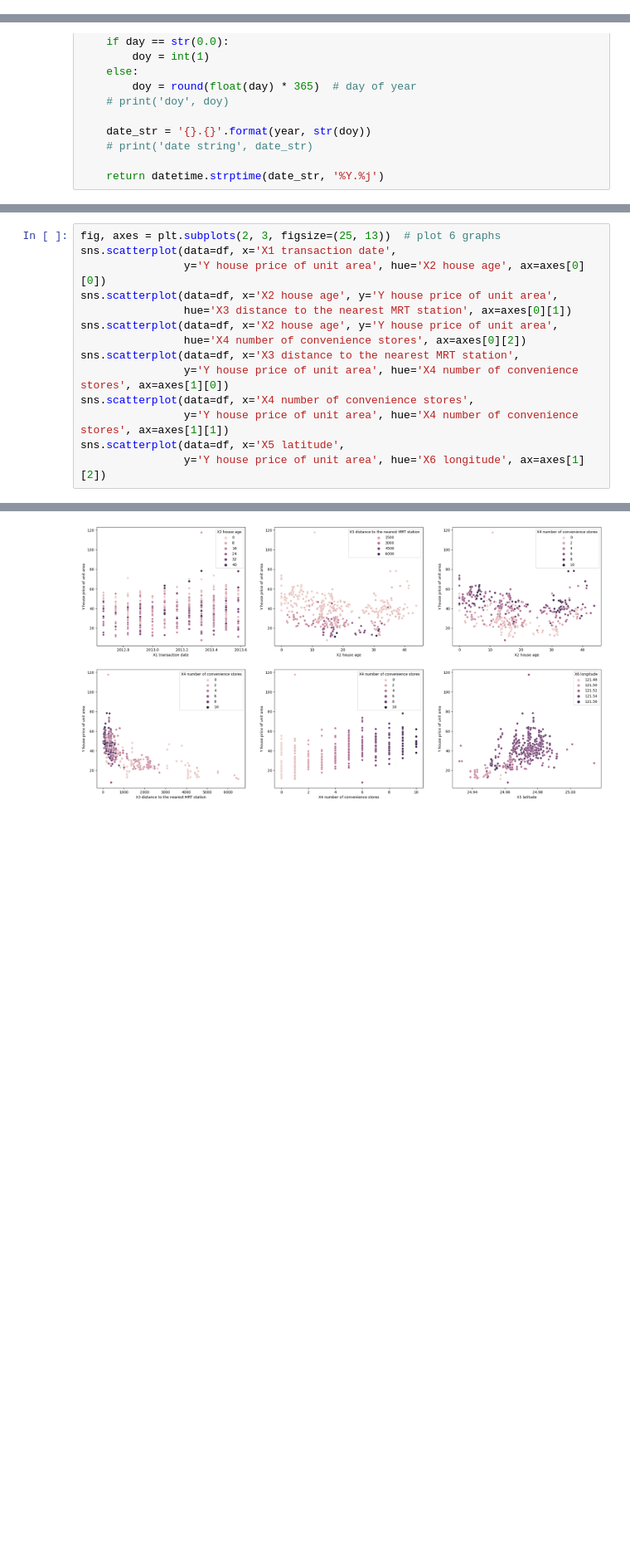
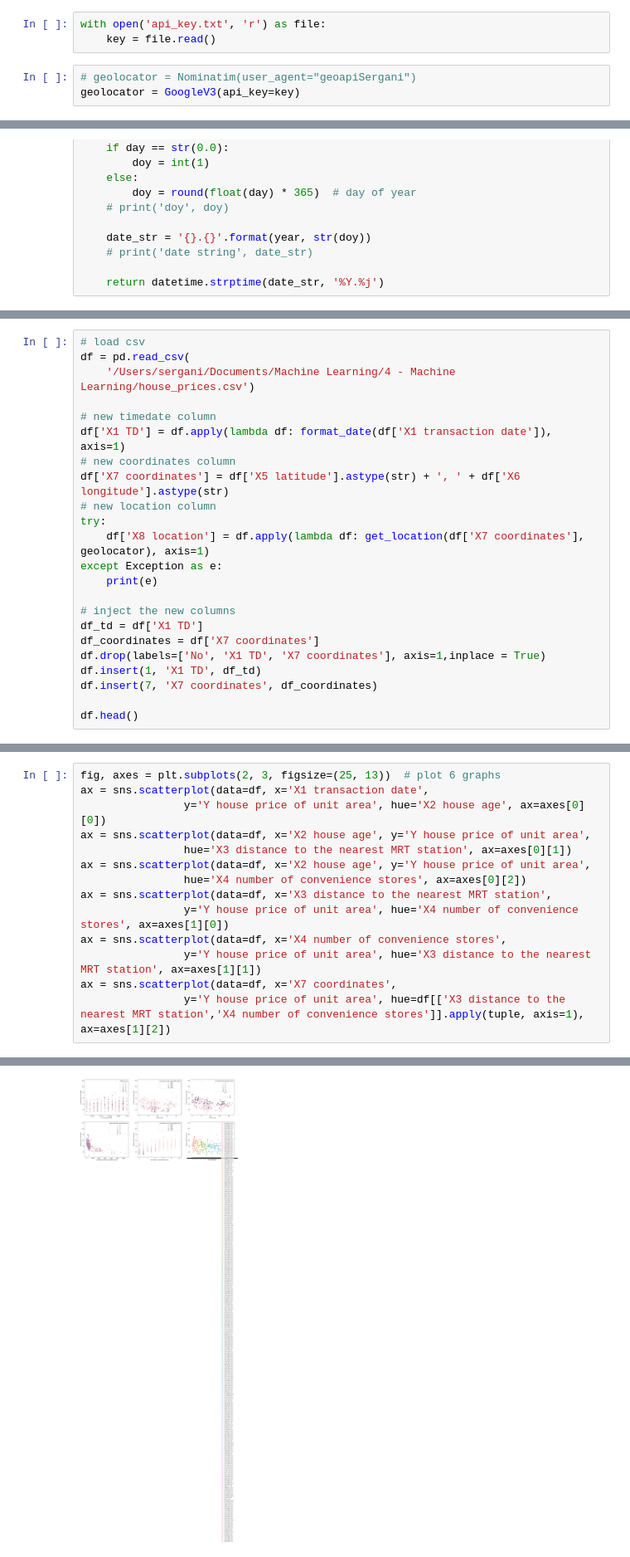
Before and after one commit to sergani/ml-house-prices, a Jupyter notebook: ML_House_Prices_Muhammad_El_Sergani.ipynb, the cells around one changed output, grey strips where cells are left out. Shown at 83% size. Saved outputs shown, nothing was run; the diff lists cells and outputs as text; blank space fills up the shorter version.

```diff
--- a/ML_House_Prices_Muhammad_El_Sergani.ipynb
+++ b/ML_House_Prices_Muhammad_El_Sergani.ipynb
@@ -18,4 +20,10 @@ from mlxtend.evaluate import bias_variance_decomp
 %matplotlib inline
+# %%
+with open('api_key.txt', 'r') as file:
+    key = file.read()
+# %%
+# geolocator = Nominatim(user_agent="geoapiSergani")
+geolocator = GoogleV3(api_key=key)
 # %% [markdown]
 # EDA
 # %%
@@ -57,0 +54,23 @@ df.head()
+# %%
+# load csv
+df = pd.read_csv(
+    '/Users/sergani/Documents/Machine Learning/4 - Machine Learning/house_prices.csv')
+
+# new timedate column
+df['X1 TD'] = df.apply(lambda df: format_date(df['X1 transaction date']), axis=1)
+# new coordinates column
+df['X7 coordinates'] = df['X5 latitude'].astype(str) + ', ' + df['X6 longitude'].astype(str)
+# new location column
+try:
+    df['X8 location'] = df.apply(lambda df: get_location(df['X7 coordinates'], geolocator), axis=1)
+except Exception as e:
+    print(e)
+
+# inject the new columns
+df_td = df['X1 TD']
+df_coordinates = df['X7 coordinates']
+df.drop(labels=['No', 'X1 TD', 'X7 coordinates'], axis=1,inplace = True)
+df.insert(1, 'X1 TD', df_td)
+df.insert(7, 'X7 coordinates', df_coordinates)
+
+df.head()
@@ -113,15 +159,15 @@ ax = sns.boxplot(data=df, x='X4 number of convenience stores',
 # %%
 fig, axes = plt.subplots(2, 3, figsize=(25, 13))  # plot 6 graphs
-sns.scatterplot(data=df, x='X1 transaction date',
+ax = sns.scatterplot(data=df, x='X1 transaction date',
                 y='Y house price of unit area', hue='X2 house age', ax=axes[0][0])
-sns.scatterplot(data=df, x='X2 house age', y='Y house price of unit area',
+ax = sns.scatterplot(data=df, x='X2 house age', y='Y house price of unit area',
                 hue='X3 distance to the nearest MRT station', ax=axes[0][1])
-sns.scatterplot(data=df, x='X2 house age', y='Y house price of unit area',
+ax = sns.scatterplot(data=df, x='X2 house age', y='Y house price of unit area',
                 hue='X4 number of convenience stores', ax=axes[0][2])
-sns.scatterplot(data=df, x='X3 distance to the nearest MRT station',
+ax = sns.scatterplot(data=df, x='X3 distance to the nearest MRT station',
                 y='Y house price of unit area', hue='X4 number of convenience stores', ax=axes[1][0])
-sns.scatterplot(data=df, x='X4 number of convenience stores',
-                y='Y house price of unit area', hue='X4 number of convenience stores', ax=axes[1][1])
-sns.scatterplot(data=df, x='X5 latitude',
-                y='Y house price of unit area', hue='X6 longitude', ax=axes[1][2])
+ax = sns.scatterplot(data=df, x='X4 number of convenience stores',
+                y='Y house price of unit area', hue='X3 distance to the nearest MRT station', ax=axes[1][1])
+ax = sns.scatterplot(data=df, x='X7 coordinates',
+                y='Y house price of unit area', hue=df[['X3 distance to the nearest MRT station','X4 number of convenience stores']].apply(tuple, axis=1), ax=axes[1][2])
 # %% [output]
@@ -129,4 +174,4 @@ sns.scatterplot(data=df, x='X5 latitude',
-[figure, old version]
+[figure, new version]
 # %%
 fig, axes = plt.subplots(2, 3, figsize=(25, 13))  # plot 6 graphs
 sns.histplot(data=df, x='X1 transaction date',
```
Also changed, not shown: parts of 14 cells of this notebook.
